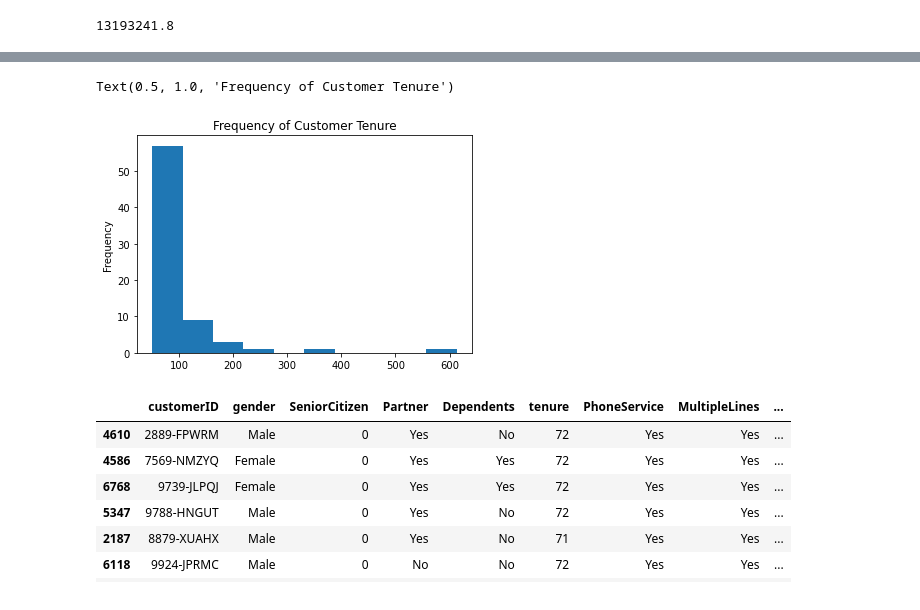
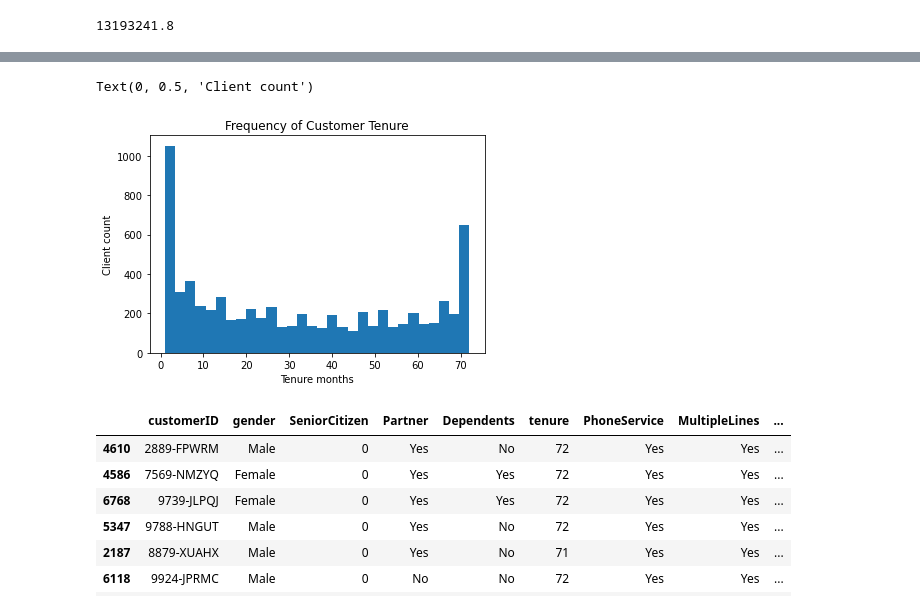
Before and after one commit to chrisvinhston/customer_churn_prediction, a Jupyter notebook: main.ipynb, the cells around one changed output, grey strips where cells are left out. Drawn from its saved outputs; the diff is of its cells as text; code cells hidden in the pictures.

```diff
--- a/main.ipynb
+++ b/main.ipynb
@@ -210,11 +228,13 @@ Text(0.5, 1.0, 'Total $ Retension vs Churn')
 # %%
 # tenure = num of months with the company.  We see a large drop off after 100 months.
-tenure = df.tenure.value_counts()
-tenure.plot.hist()
+
+plt.hist(df.tenure, bins = 30)
 plt.title('Frequency of Customer Tenure')
+plt.xlabel('Tenure months')
+plt.ylabel('Client count')
 # %% [output]
-Text(0.5, 1.0, 'Frequency of Customer Tenure')
+Text(0, 0.5, 'Client count')
-[figure, old version]
+[figure, new version]
 # %%
 # inspecting if total charges has an influence on Churn
 total_charges = df.sort_values(by = 'TotalCharges', ascending=False)
```
Also changed, not shown: parts of 4 cells of this notebook, 2 other files.
